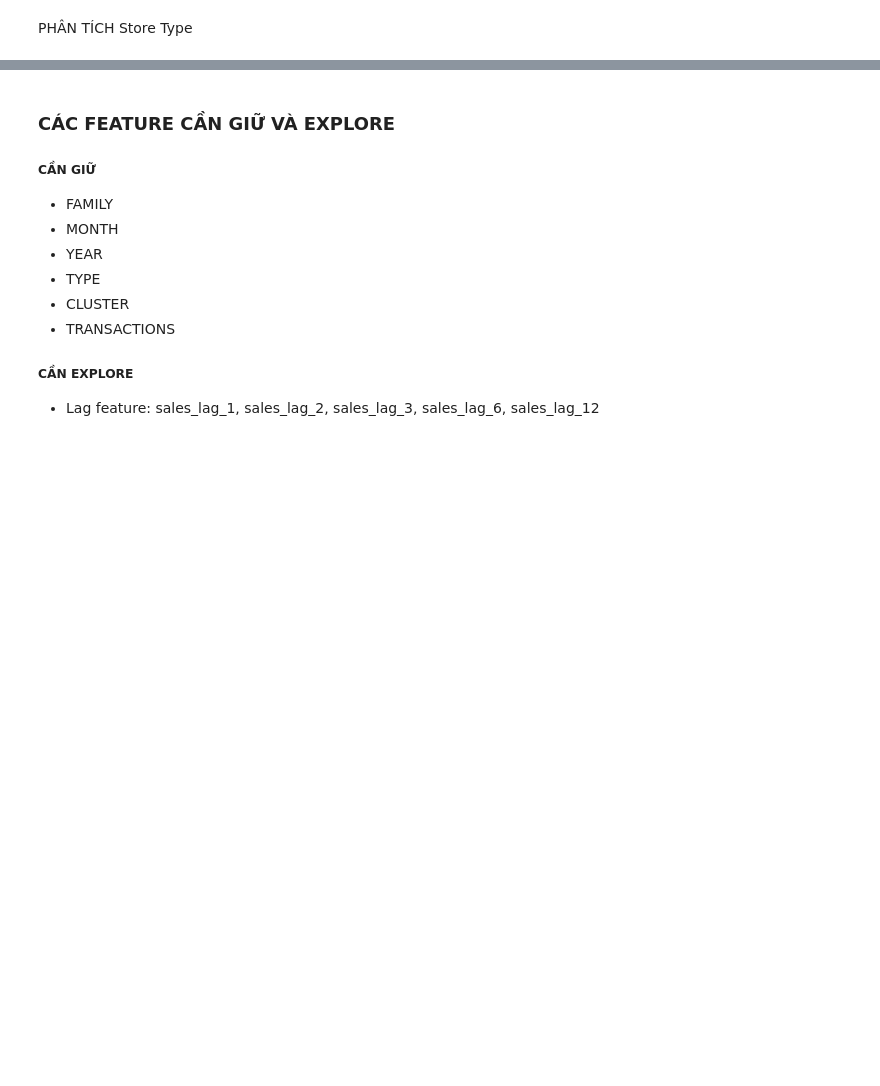
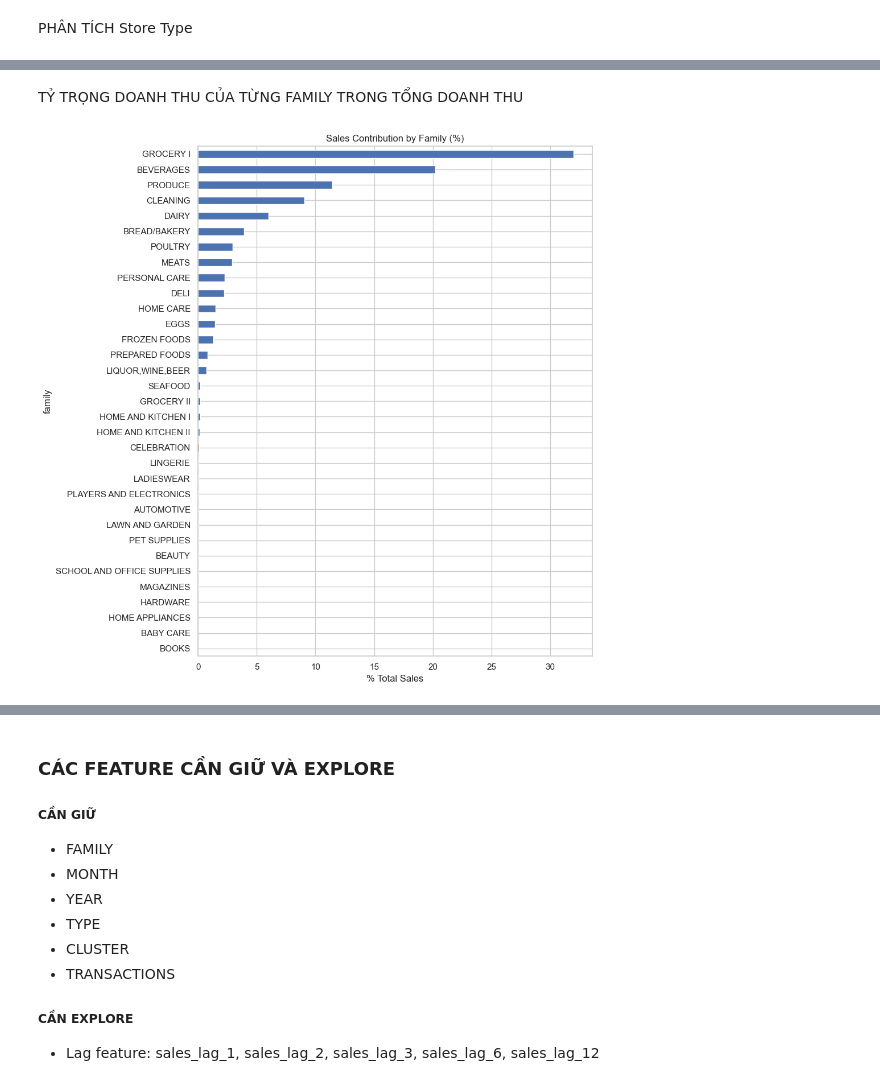
Before and after one commit to AIVIETNAM-AIO-DUC/AIO26-Module1-Team_Level_Up-Store-Sales-Forecasting, a Jupyter notebook: data/analyze.ipynb, the cells around one changed output, grey strips where cells are left out. Saved outputs shown, nothing was run; the diff lists cells and outputs as text; code cells hidden in the pictures; blank space fills up the shorter version.

```diff
--- a/data/analyze.ipynb
+++ b/data/analyze.ipynb
@@ -382,0 +395,19 @@ None
+# %% [markdown]
+TỶ TRỌNG DOANH THU CỦA TỪNG FAMILY TRONG TỔNG DOANH THU
+# %%
+family_pct = (
+    df.groupby('family')['sales']
+    .sum()
+    .sort_values(ascending=True)
+)
+
+family_pct_pct = family_pct / family_pct.sum() * 100
+
+plt.figure(figsize=(10, 10))
+family_pct_pct.plot(kind='barh')
+plt.xlabel('% Total Sales')
+plt.title('Sales Contribution by Family (%)')
+plt.tight_layout()
+plt.show()
+# %% [output]
+[figure, added]
```
Also changed, not shown: parts of 21 cells of this notebook, 3 other files.
